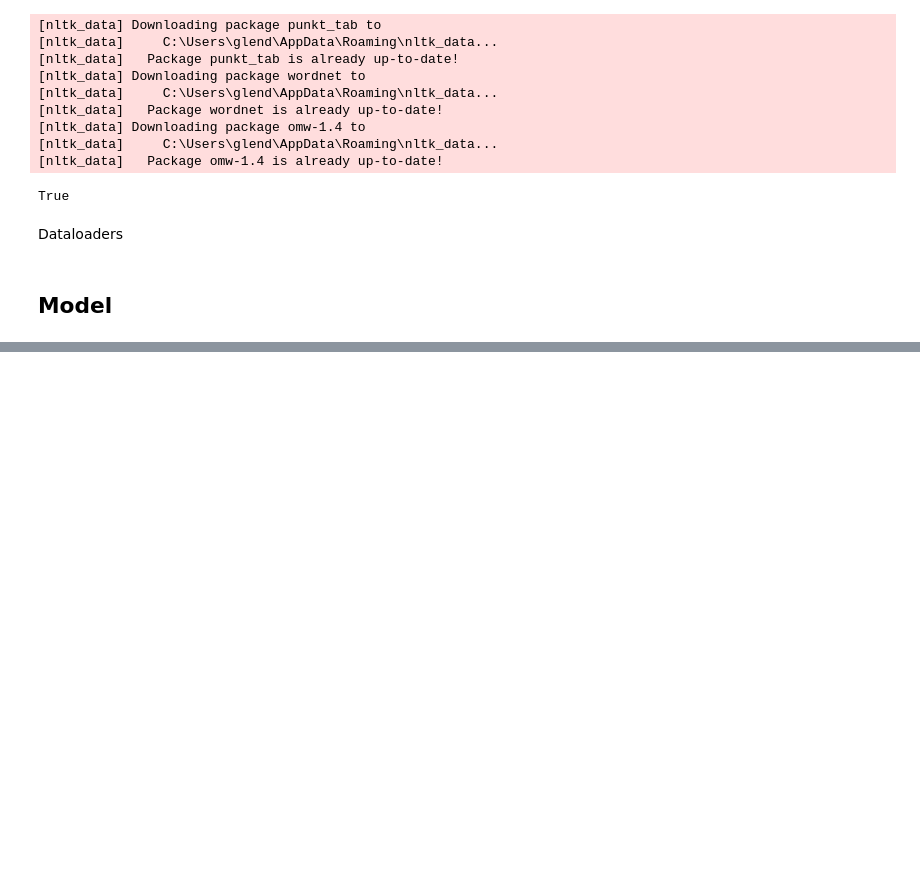
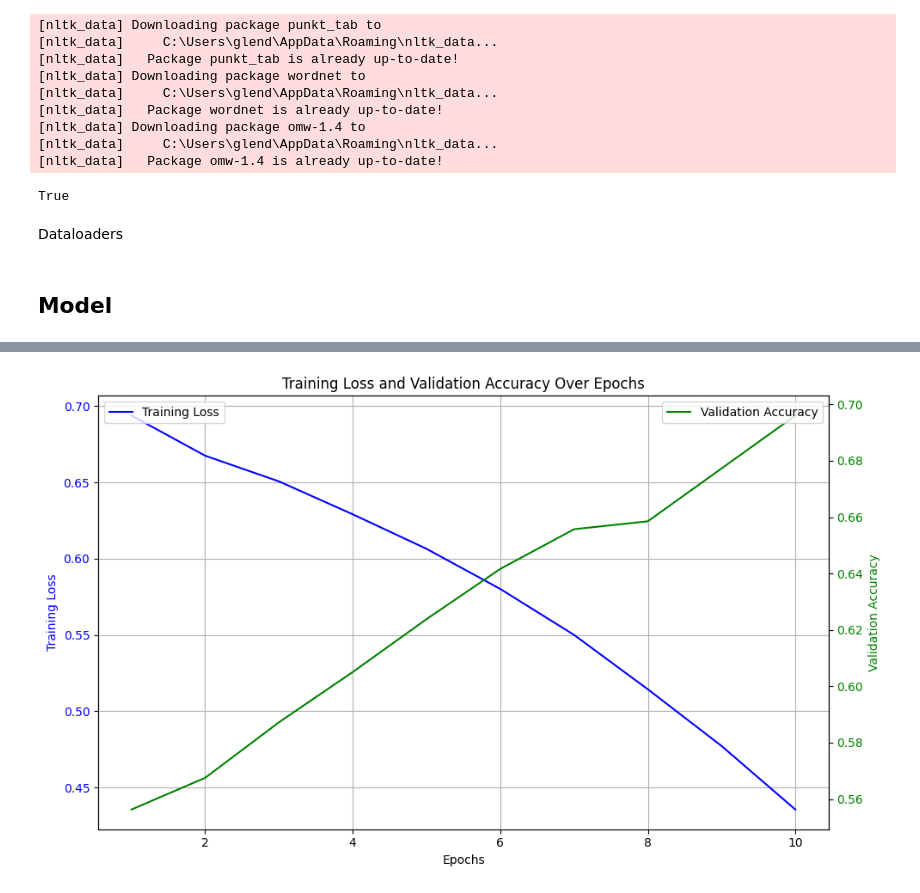
Before and after one commit to qkm2000/sc4002, a Jupyter notebook: Part_3.4.ipynb, the cells around one changed output, grey strips where cells are left out. Saved outputs shown, nothing was run; the diff lists cells and outputs as text; code cells hidden in the pictures; blank space fills up the shorter version.

```diff
--- a/Part_3.4.ipynb
+++ b/Part_3.4.ipynb
@@ -92,23 +89,6 @@ MODEL_TYPE = "CNN"
 # %%
-model = RNNModel(
+model = CNNModel(
     embedding_dim=300,
-    hidden_size=128,
     embedding_matrix=word2vec_model.vectors,
-    rnn_type=MODEL_TYPE,
     freeze_embeddings=False,  # Set to False to make embeddings trainable
-    bidirectional=False,
-    num_layers=1,
 )
-# %%
-losses, accuracies = train(
-    model=model,
-    trn_dataloader=trn_dataloader,
-    val_dataloader=val_dataloader,
-    version="1",
-    model_type=MODEL_TYPE,
-    model_save_path=os.getenv("MODEL_SAVE_PATH", "modelfiles/"),
-    optimizer=torch.optim.Adam(model.parameters(), lr=LR),
-    epochs=100,
-    early_stopping_patience=10,
-    train_mode="mean_pool" # train only the mean pool
-)
@@ -114,0 +184,13 @@ losses, accuracies = train(
+# %%
+train_losses, val_accuracies = train_cnn(
+    trn_dataloader=trn_dataloader,
+    val_dataloader=val_dataloader,
+    optimizer=torch.optim.Adam(model.parameters(), lr=0.0001),
+    version="1.0",
+    model_save_path="./models/",
+    model_type="cnn",
+    epochs=10,
+    criterion=nn.BCELoss(),
+    early_stopping_patience=5,
+    load_best_model_at_end=True
+)
@@ -114,0 +230,4 @@ losses, accuracies = train(
+# %%
+plot_training_progress(train_losses, val_accuracies)
+# %% [output]
+[figure, added]
```
Also changed, not shown: parts of 3 cells of this notebook, 3 other files.
